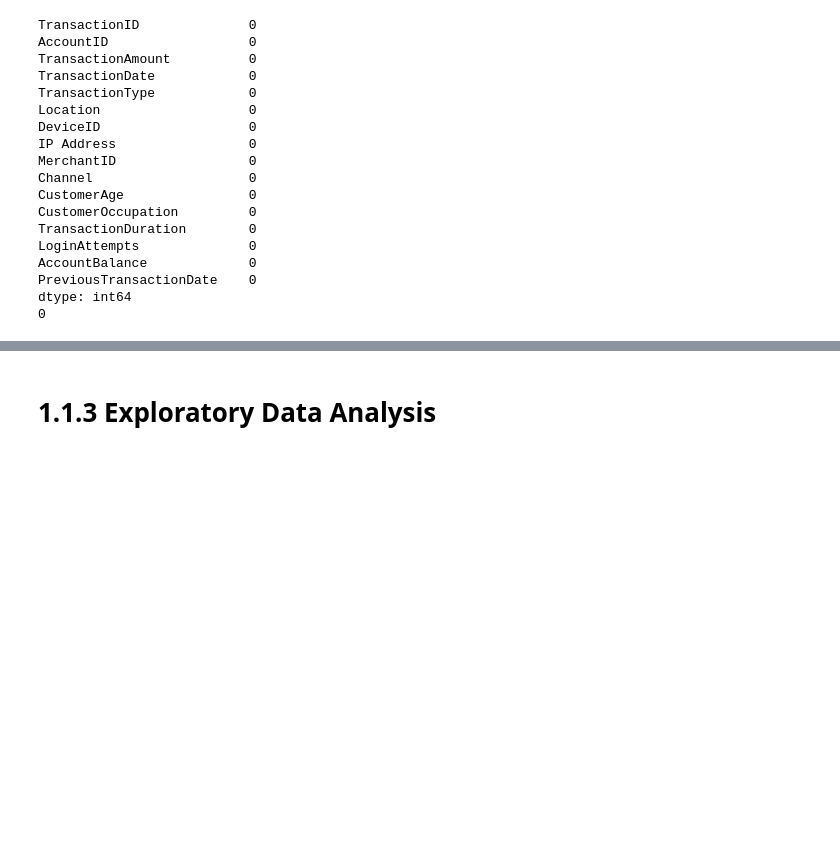
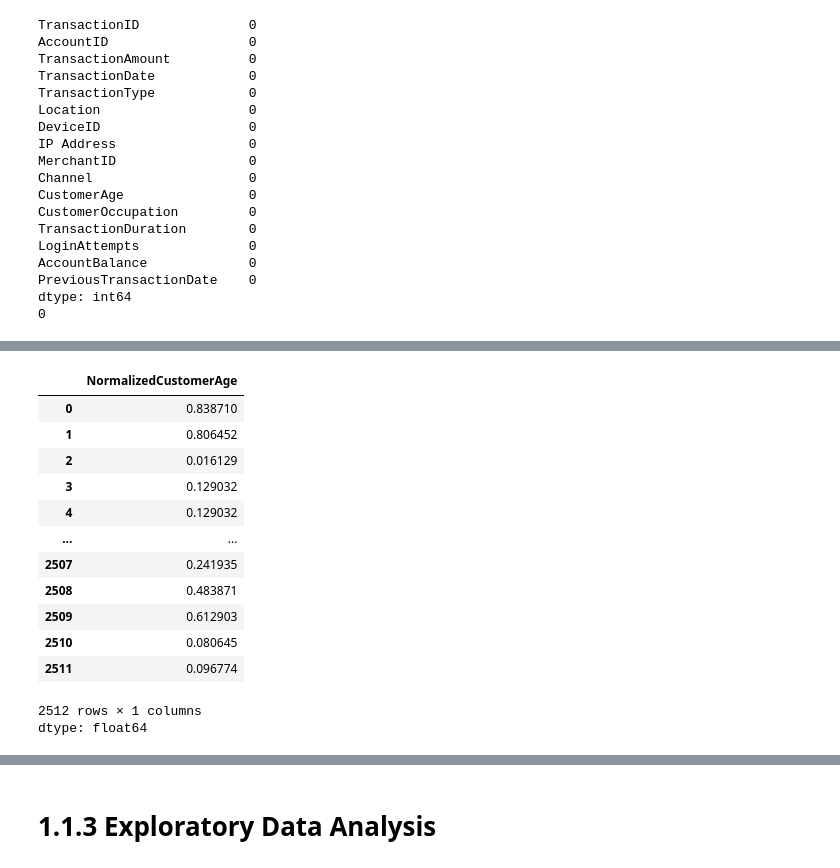
Before and after one commit to petar-Atanasov/CST3133_CW, a Jupyter notebook: CST3133_CourseWork_A.ipynb, the cells around one changed output, grey strips where cells are left out. Cells and saved outputs as stored; diff of their text form; code cells hidden in the pictures; blank space fills up the shorter version.

```diff
--- a/CST3133_CourseWork_A.ipynb
+++ b/CST3133_CourseWork_A.ipynb
@@ -143,0 +141,27 @@ dtype: float64
+# %%
+#Normalization of data using min-max feature scaling
+def normalizeColumn(inputDS, columnName):
+  normalizedName = "Normalized"+columnName
+  inputDS[normalizedName] = (inputDS[columnName] - inputDS[columnName].min()) / (inputDS[columnName].max() - inputDS[columnName].min())
+
+normalizeColumn(dataset, "TransactionAmount")
+normalizeColumn(dataset, "AccountBalance")
+normalizeColumn(dataset, "TransactionDuration")
+normalizeColumn(dataset, "CustomerAge")
+normalizeColumn(dataset, "LoginAttempts")
+dataset['NormalizedCustomerAge']
+# %% [output]
+|  | NormalizedCustomerAge |
+| 0 | 0.838710 |
+| 1 | 0.806452 |
+| 2 | 0.016129 |
+| 3 | 0.129032 |
+| 4 | 0.129032 |
+| ... | ... |
+| 2507 | 0.241935 |
+| 2508 | 0.483871 |
+| 2509 | 0.612903 |
+| 2510 | 0.080645 |
+| 2511 | 0.096774 |
+2512 rows × 1 columns
+dtype: float64
```
Also changed, not shown: parts of 5 cells of this notebook.
